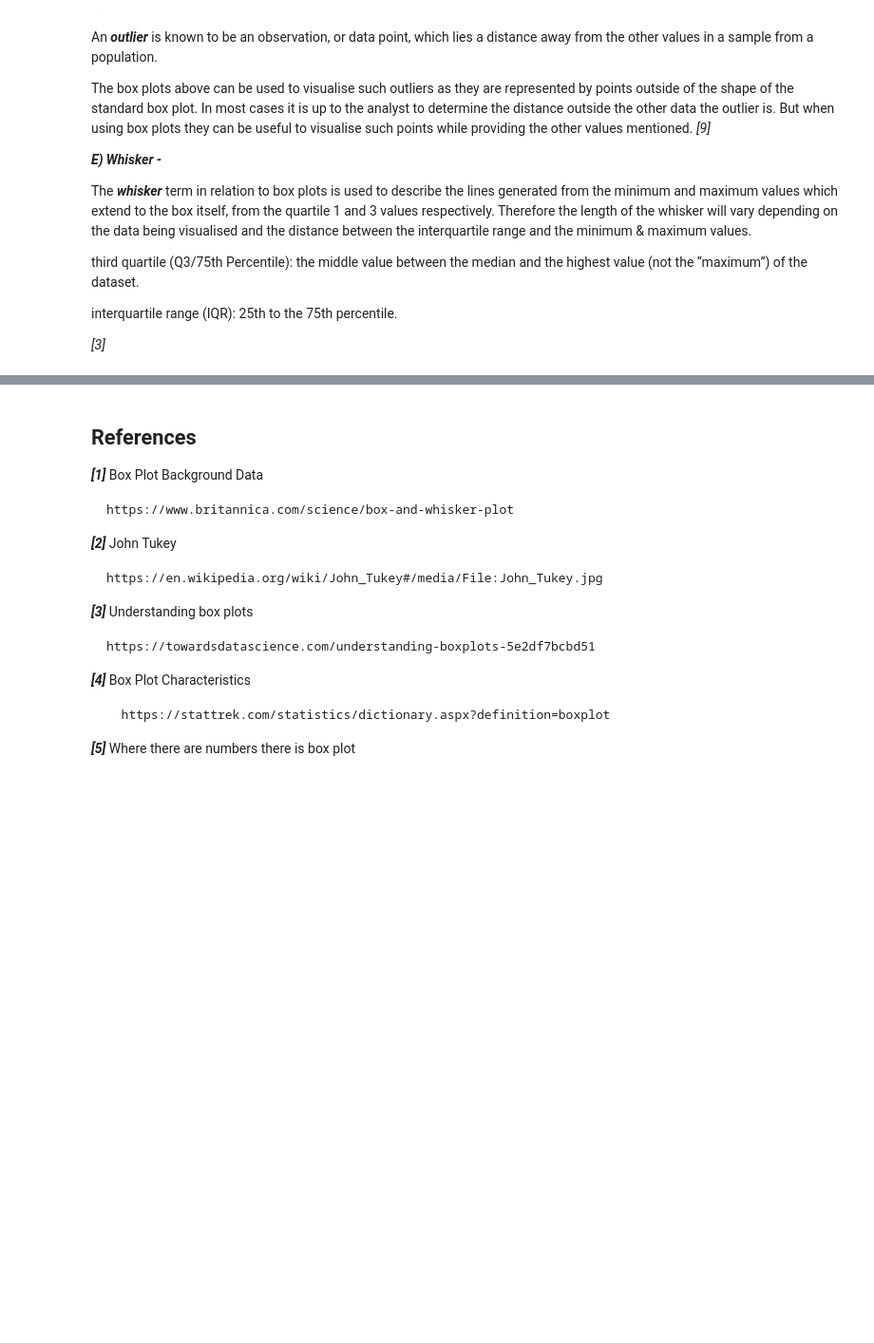
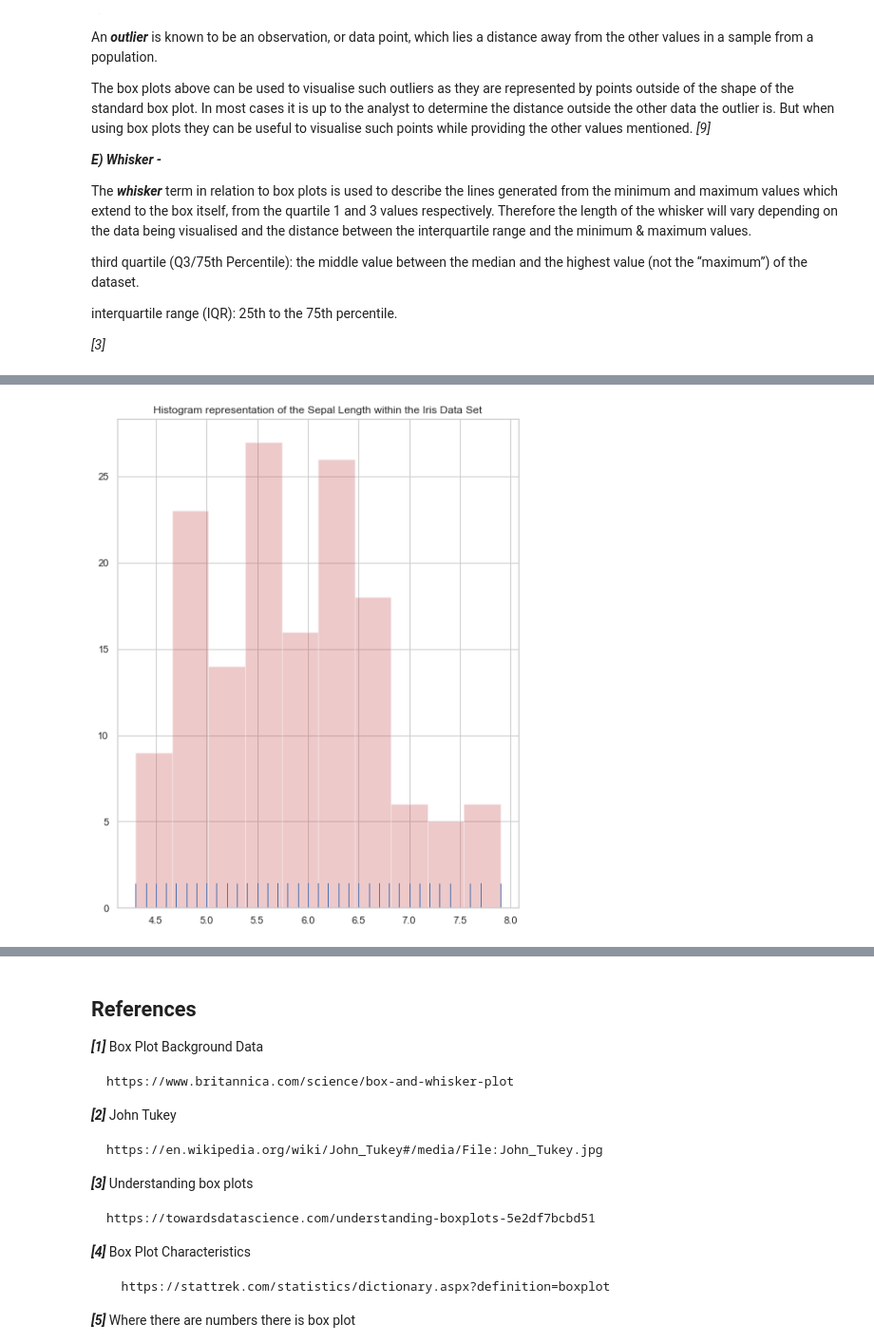
Before and after one commit to ShaunaB93/Fundamentals-of-Data-Analysis-Project, a Jupyter notebook: Fundamentals Project - Box Plots - Rough Work Notebook.ipynb, the cells around one changed output, grey strips where cells are left out. Shown: that part at 95% size. Drawn from its saved outputs; the diff is of its cells as text; code cells hidden in the pictures; blank space fills up the shorter version.

```diff
--- a/Fundamentals Project - Box Plots - Rough Work Notebook.ipynb
+++ b/Fundamentals Project - Box Plots - Rough Work Notebook.ipynb
@@ -351,0 +302,12 @@ The above discussion would indicate that while other graphs can be easier for sp
+# %%
+# Histogram plot to show comparison with Box plot
+
+BoxPlotExample8 = sns.set(style="whitegrid")
+plt.figure(figsize=(8, 10))
+sns.set_context("notebook")
+plt.hist(dataset.Sepal_Length, alpha=.3, color='r')
+sns.rugplot(dataset.Sepal_Length)
+plt.title('Histogram representation of the Sepal Length within the Iris Data Set')
+plt.show(BoxPlotExample8)
+# %% [output]
+[figure, added]
```
Also changed, not shown: parts of 17 cells of this notebook.
